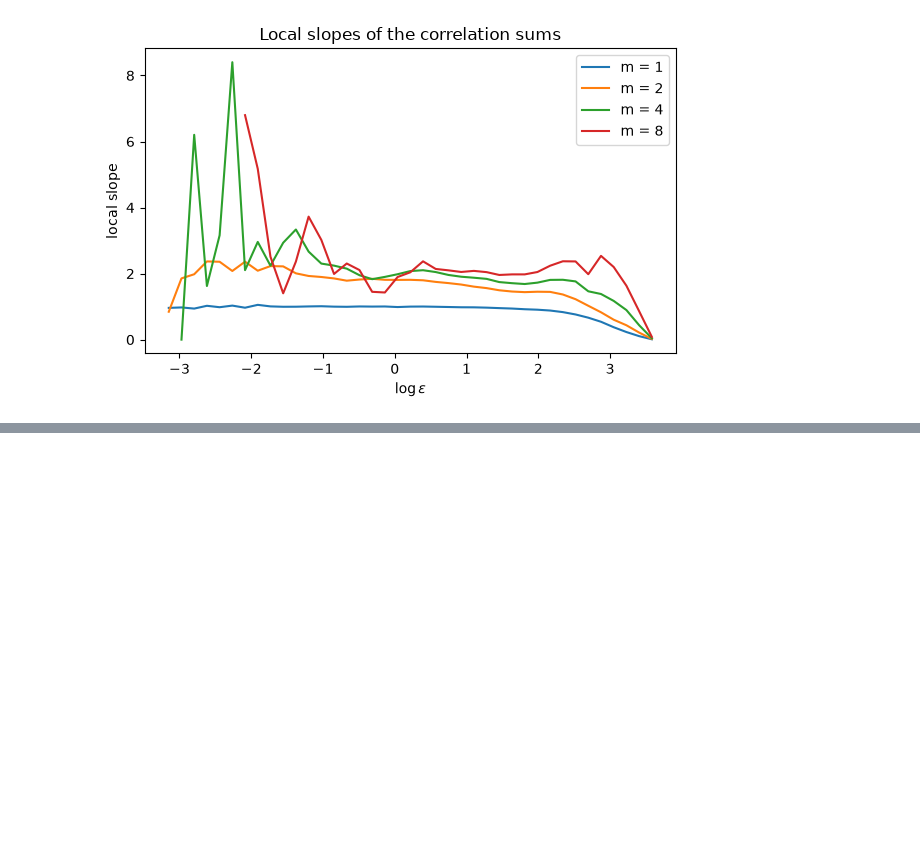
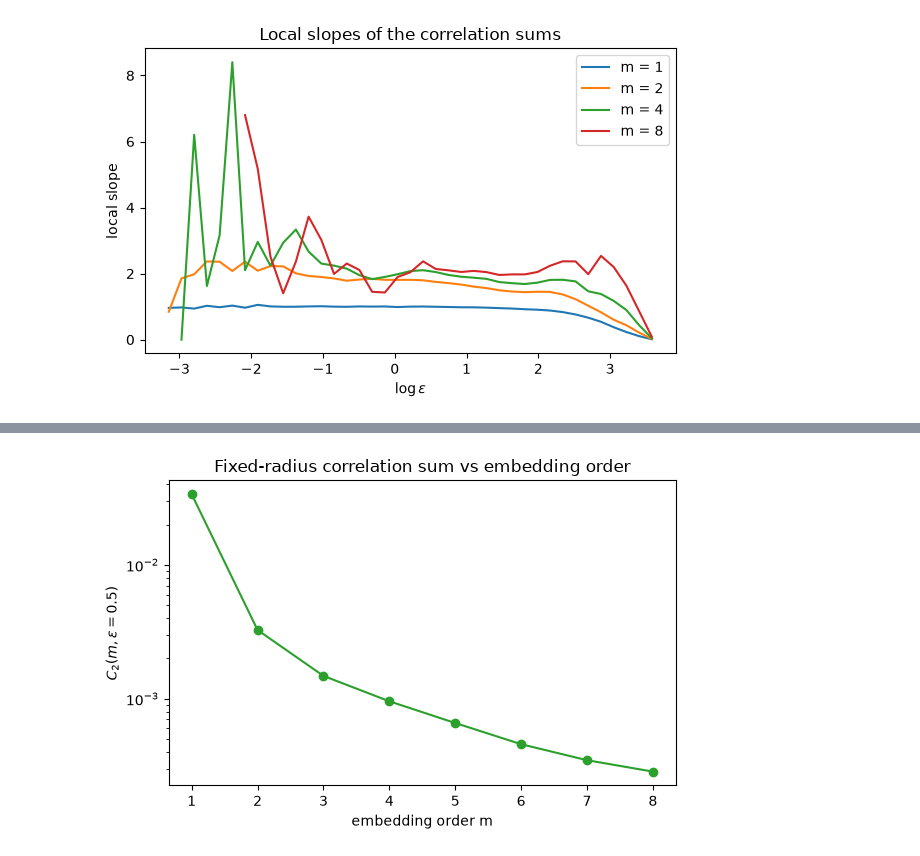
Before and after one commit to ieeningnwq/nolitisea, a Jupyter notebook: examples/dimension.ipynb, the cells around one changed output, grey strips where cells are left out. Saved outputs shown, nothing was run; the diff lists cells and outputs as text; code cells hidden in the pictures; blank space fills up the shorter version.

```diff
--- a/examples/dimension.ipynb
+++ b/examples/dimension.ipynb
@@ -98,0 +220,12 @@ D2 estimate (mean slope, m = 8): 2.000 (expected about 2.05)
+# %%
+eps_fixed = 0.5
+c2_fixed = correlation_integral(
+    x,
+    max_emb=8,  # embedding orders 1..8
+    delay=5,    # time delay
+    theiler=50, # Theiler window
+    eps=eps_fixed,  # single fixed radius
+)
+print(f"fixed radius eps = {eps_fixed}")
+for m, c2_val in c2_fixed.items():
+    print(f"  m = {m}: C2 = {c2_val:.5f}")
@@ -98,0 +249,14 @@ D2 estimate (mean slope, m = 8): 2.000 (expected about 2.05)
+# %%
+ms = sorted(c2_fixed)
+vals = [c2_fixed[m] for m in ms]
+
+fig, ax = plt.subplots(figsize=(6, 4))
+ax.semilogy(ms, vals, "o-", color="C2")
+ax.set_xlabel("embedding order m")
+ax.set_ylabel(r"$C_2(m, \varepsilon=0.5)$")
+ax.set_title("Fixed-radius correlation sum vs embedding order")
+ax.set_xticks(ms)
+plt.tight_layout()
+plt.show()
+# %% [output]
+[figure, added]
```
Also changed, not shown: parts of 18 cells of this notebook, 10 other files.
